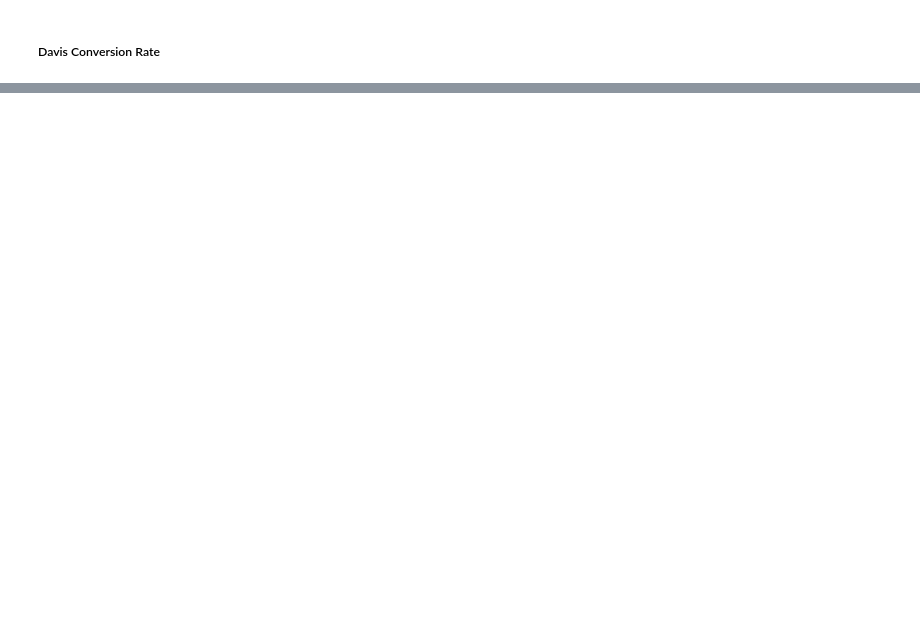
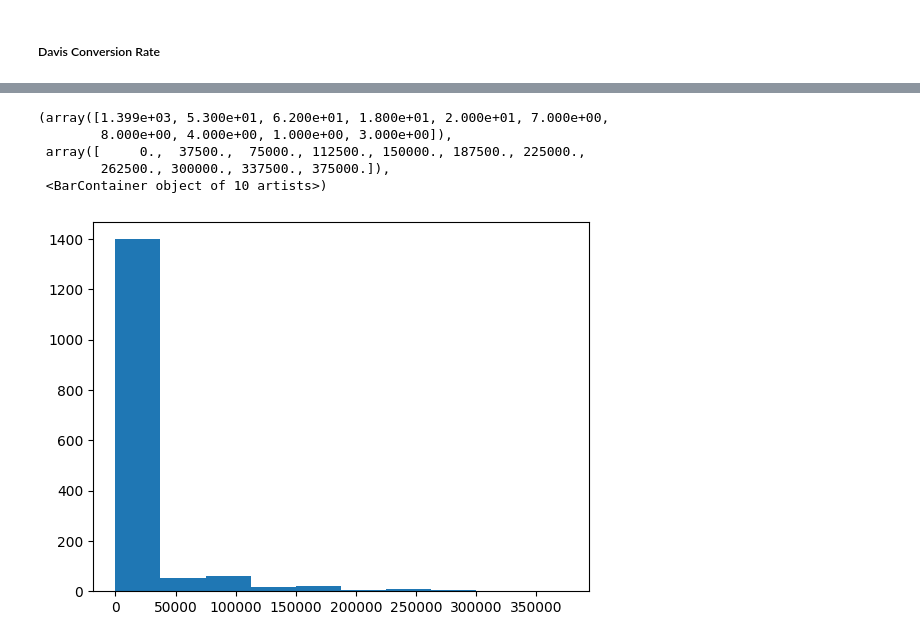
Before and after one commit to vandevee3/MarketingAnalysis, a Jupyter notebook: source/main.ipynb, the cells around one changed output, grey strips where cells are left out. Saved outputs shown, nothing was run; the diff lists cells and outputs as text; code cells hidden in the pictures; blank space fills up the shorter version.

```diff
--- a/source/main.ipynb
+++ b/source/main.ipynb
@@ -545,0 +580,9 @@ daily_counts_cvr.rolling(window= 14).mean().plot.line()
+# %%
+plt.hist(cleaned_checkout[cleaned_checkout['campaign_id'] == 1]['total_sales'])
+# %% [output]
+(array([1.399e+03, 5.300e+01, 6.200e+01, 1.800e+01, 2.000e+01, 7.000e+00,
+        8.000e+00, 4.000e+00, 1.000e+00, 3.000e+00]),
+ array([     0.,  37500.,  75000., 112500., 150000., 187500., 225000.,
+        262500., 300000., 337500., 375000.]),
+ <BarContainer object of 10 artists>)
+[figure, added]
```
Also changed, not shown: parts of 50 cells of this notebook.
